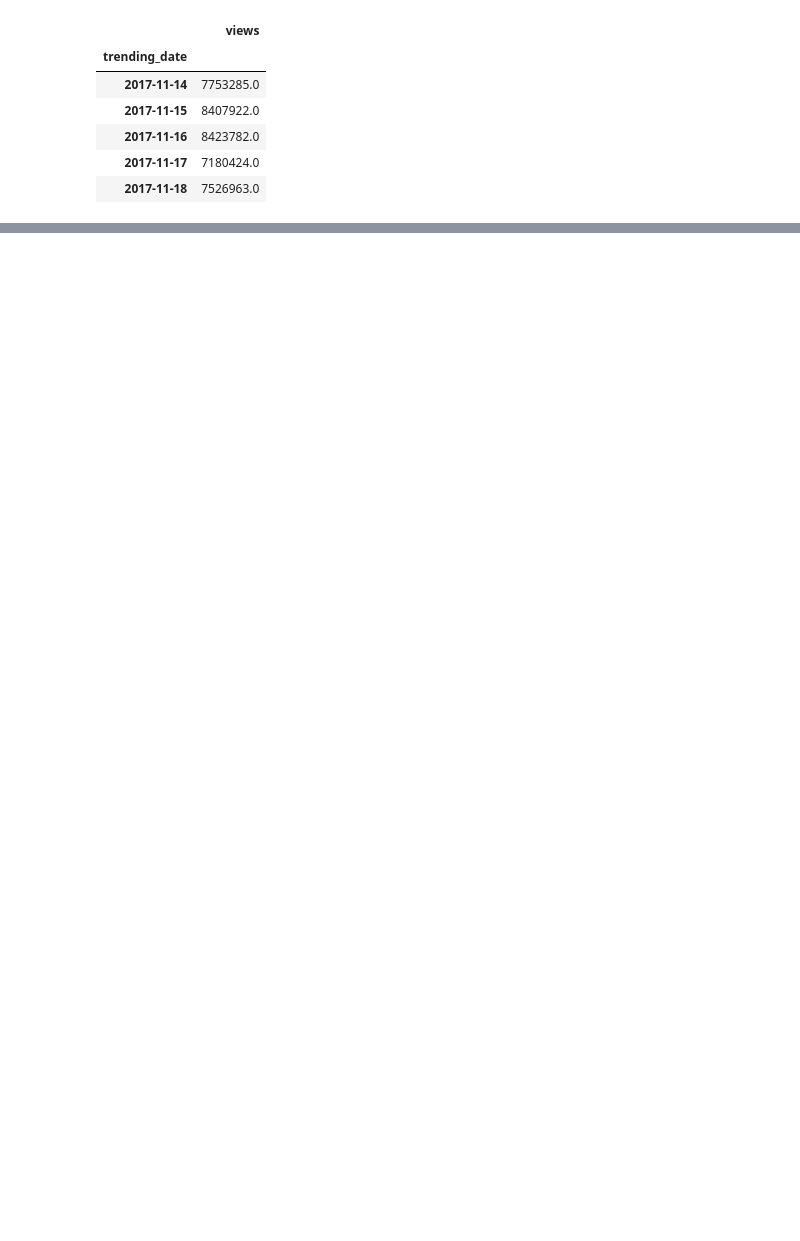
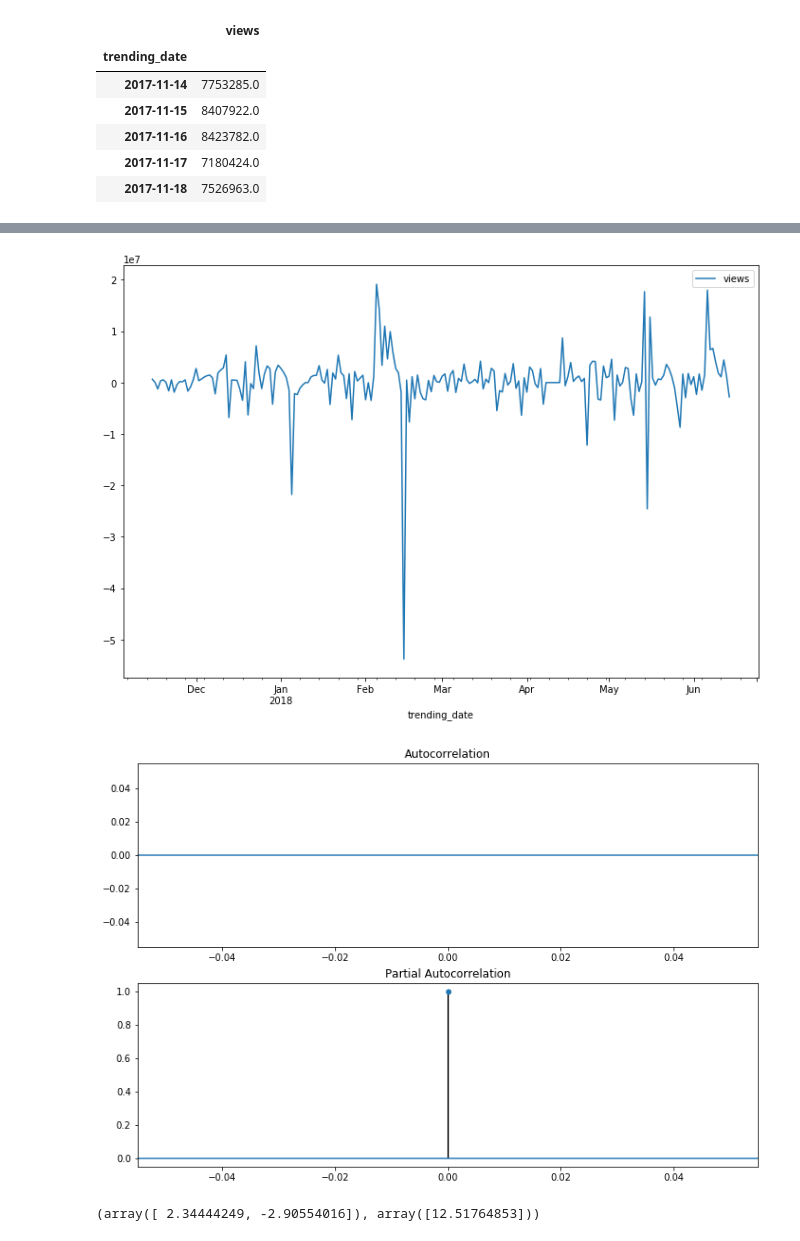
Before and after one commit to srive326/Youtube-forecasting, a Jupyter notebook: notebooks/Youtube_Data.ipynb, the cells around one changed output, grey strips where cells are left out. Saved outputs shown, nothing was run; the diff lists cells and outputs as text; code cells hidden in the pictures; blank space fills up the shorter version.

```diff
--- a/notebooks/Youtube_Data.ipynb
+++ b/notebooks/Youtube_Data.ipynb
@@ -240,0 +235,13 @@ ValueError: Must provide freq argument if no data is supplied
+# %%
+dta.diff().plot(figsize=(12,8));
+plt.show()
+
+fig = plt.figure(figsize=(12,8))
+ax1 = fig.add_subplot(211)
+fig = sm.graphics.tsa.plot_acf(dta.diff().values.squeeze(), lags=40, ax=ax1)
+ax2 = fig.add_subplot(212)
+fig = sm.graphics.tsa.plot_pacf(dta.diff(), lags=40, ax=ax2)
+plt.show()
+# %% [output]
+[figure, added]
+[figure, added]
@@ -240,0 +250,4 @@ ValueError: Must provide freq argument if no data is supplied
+# %%
+arima.arroots, arima.maroots
+# %% [output]
+(array([ 2.34444249, -2.90554016]), array([12.51764853]))
```
Also changed, not shown: parts of 15 cells of this notebook.
